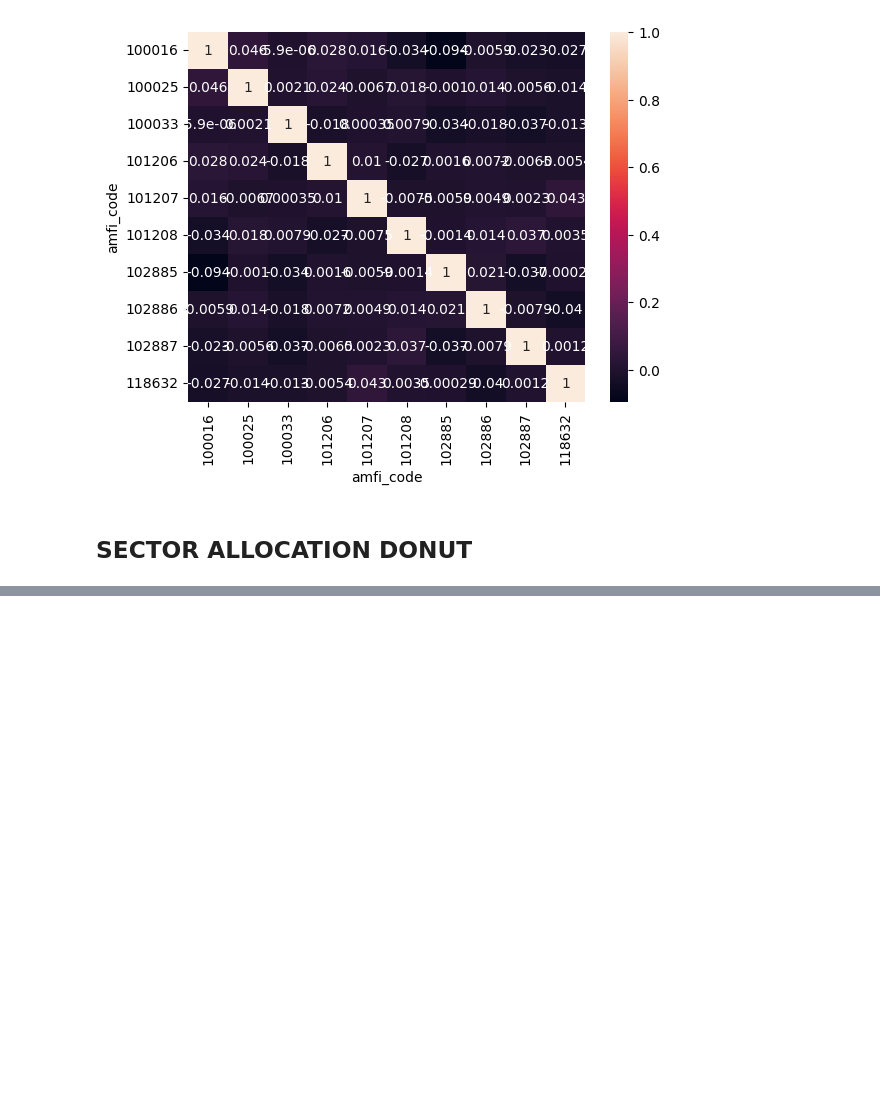
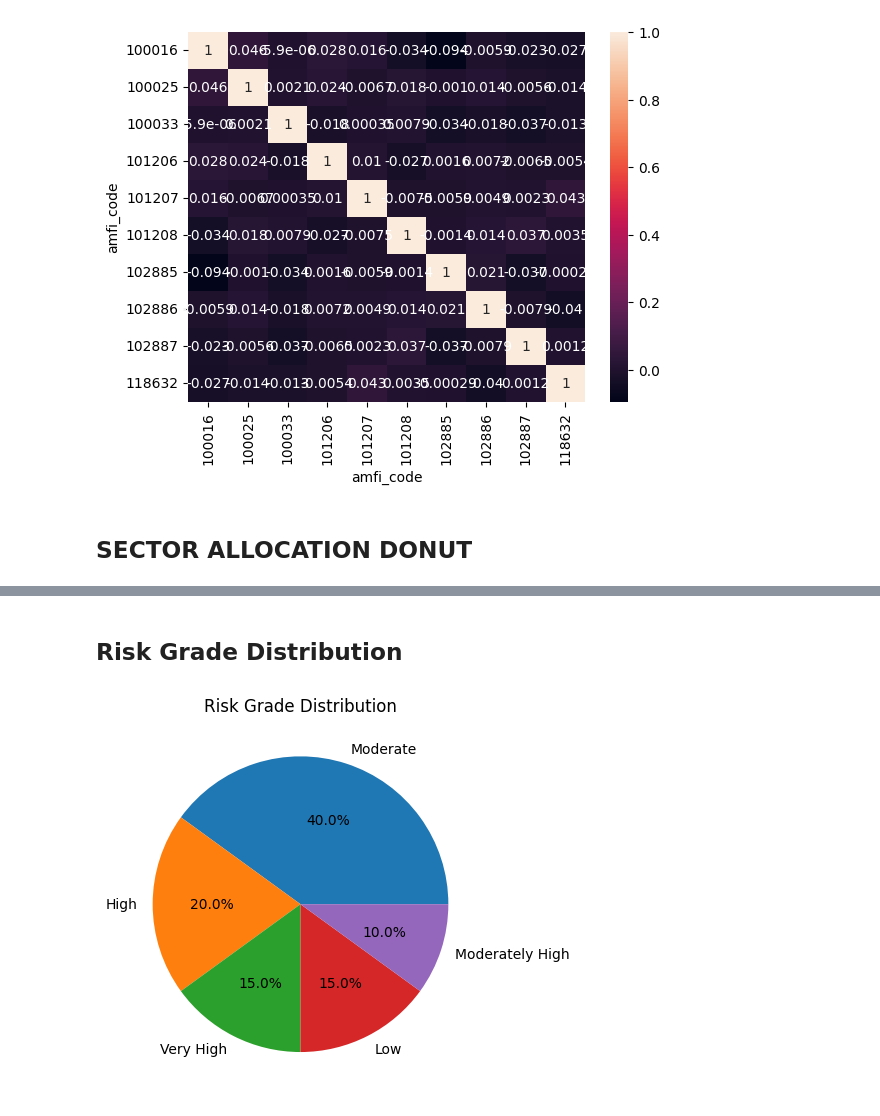
Before and after one commit to vani-arya/bluestock-mf-capstone, a Jupyter notebook: notebooks/EDA_Analysis.ipynb, the cells around one changed output, grey strips where cells are left out. Drawn from its saved outputs; the diff is of its cells as text; code cells hidden in the pictures; blank space fills up the shorter version.

```diff
--- a/notebooks/EDA_Analysis.ipynb
+++ b/notebooks/EDA_Analysis.ipynb
@@ -319,0 +341,14 @@ FileNotFoundError: [Errno 2] No such file or directory: 'charts/sector_allocatio
+# %% [markdown]
+## Risk Grade Distribution
+# %%
+performance["risk_grade"].value_counts().plot(
+    kind="pie",
+    autopct="%1.1f%%"
+)
+
+plt.title("Risk Grade Distribution")
+plt.ylabel("")
+plt.savefig("../charts/risk_grade_distribution.png")
+plt.show()
+# %% [output]
+[figure, added]
```
Also changed, not shown: parts of 18 cells of this notebook, 16 other files.
